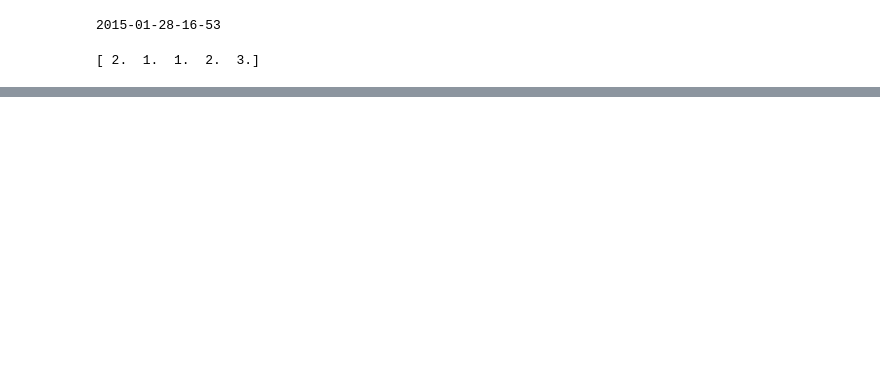
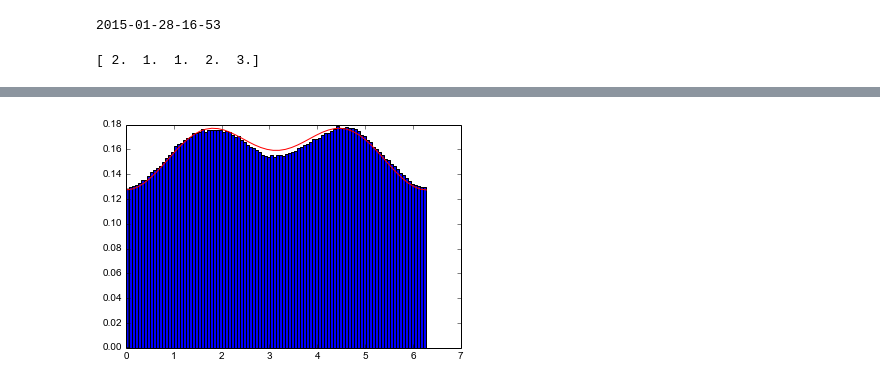
Before and after one commit to Danie1Johnson/research, a Jupyter notebook: BGMRBM test 4.ipynb, the cells around one changed output, grey strips where cells are left out. Drawn from its saved outputs; the diff is of its cells as text; code cells hidden in the pictures; blank space fills up the shorter version.

```diff
--- a/BGMRBM test 4.ipynb
+++ b/BGMRBM test 4.ipynb
@@ -76,6 +76,14 @@ kwargs_m = {'stat_name': stat_name,
 z_n = mrbm.MRBM(manifold_name, 'none', x0, h, **kwargs_n)
 z_1 = mrbm.MRBM(manifold_name, 'none', x0, h, **kwargs_1)
 z_m = mrbm.MRBM(manifold_name, 'none', x0, h, **kwargs_m)
+# %%
+x_range = np.linspace(0.0, 2.0*np.pi)
+
+a = 0.5/np.pi
+b = -a*0.1
+c = -a*0.1
+
+ys = a + b*np.cos(x_range) + c*np.cos(2*x_range)
 # %%
 s_n = z_n.sample(N=N, record_trace=False, record_stats=True)
 print 'done'
@@ -86,5 +98,8 @@ plt.savefig('test_4_n_'+date_time_str+'.png')
 # %%
 hist_n_0 = plt.hist(z_n.stat_log[:,0], bins=100, normed=True)
+pp = plt.plot(x_range, ys, 'r')
 plt.savefig('test_4_n_x_'+date_time_str+'.png')
+# %% [output]
+[figure, added]
 # %%
 hist_n_1 = plt.hist(z_n.stat_log[:,1], bins=100, normed=True)
```
Also changed, not shown: parts of 12 cells of this notebook, 1 other file.
